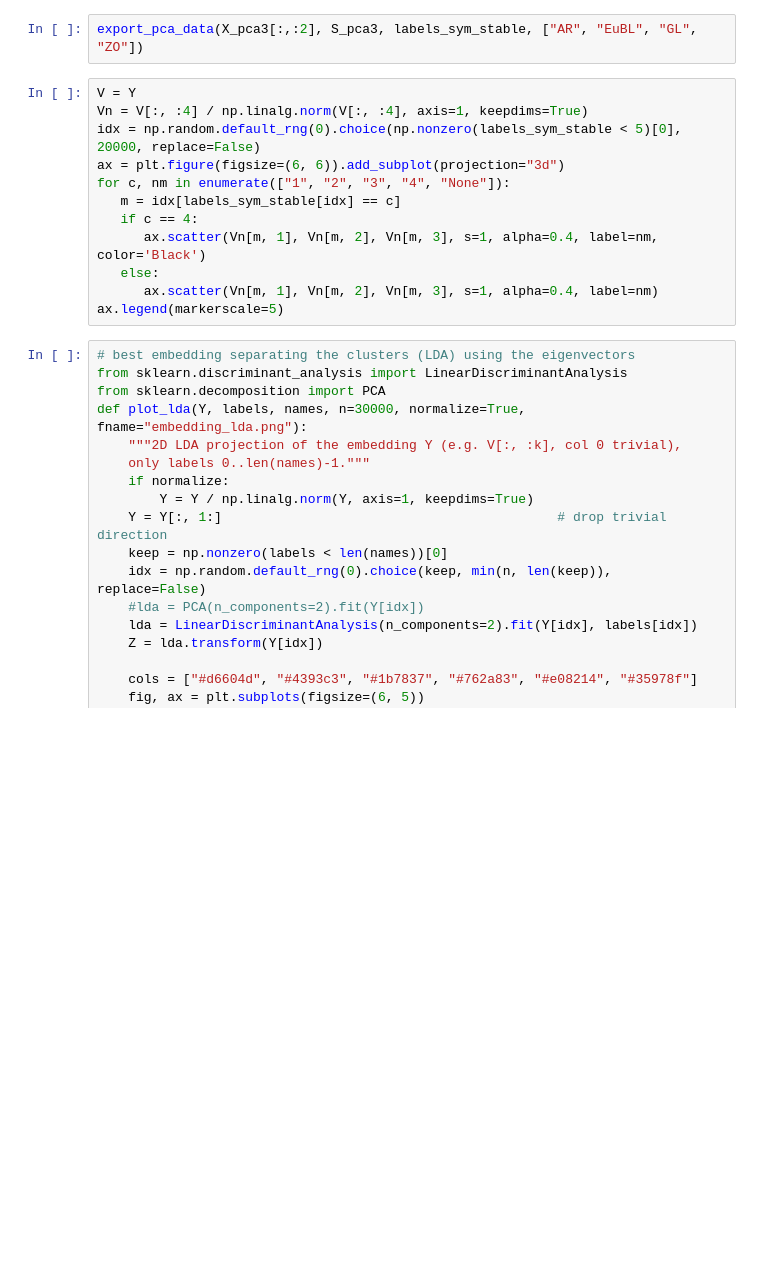
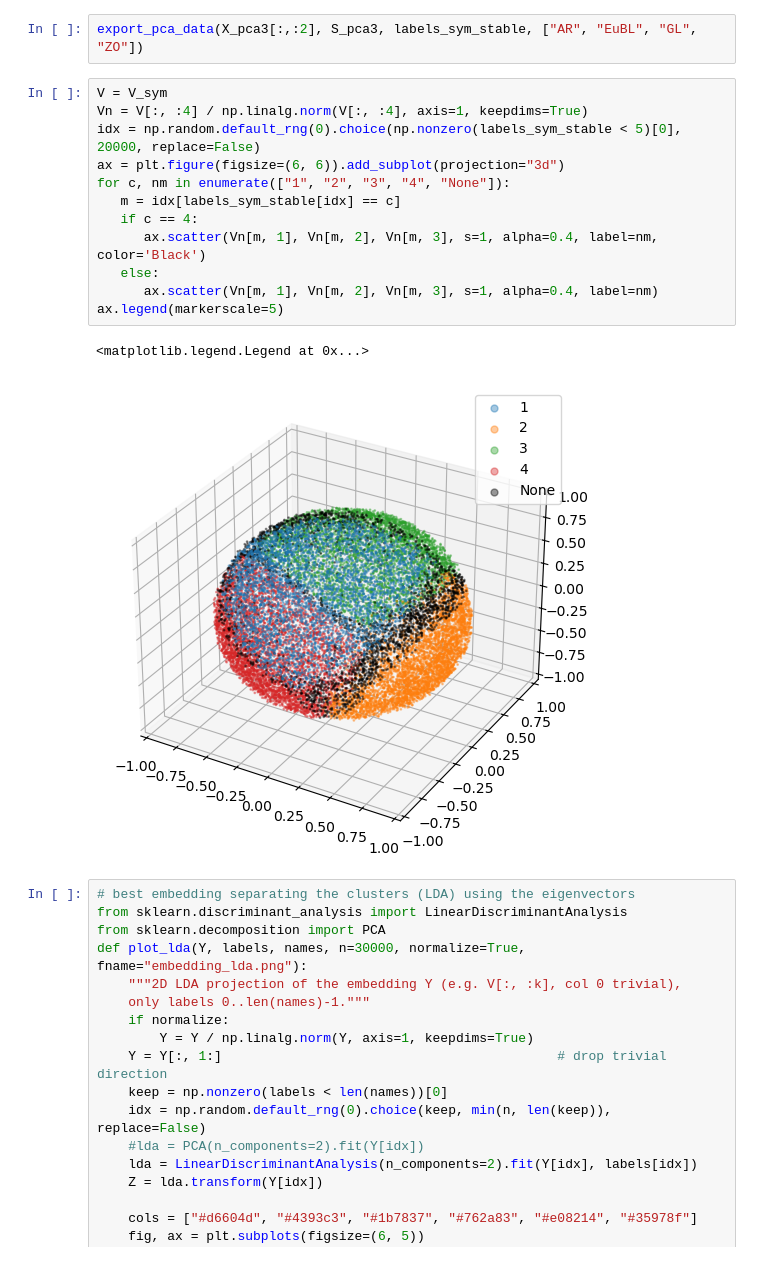
Before and after one commit to melven/pitts, a Jupyter notebook: examples/Interactive_ERA5_thesis.ipynb, the cells around one changed output. Drawn from its saved outputs; the diff is of its cells as text; blank space fills up the shorter version.

```diff
--- a/examples/Interactive_ERA5_thesis.ipynb
+++ b/examples/Interactive_ERA5_thesis.ipynb
@@ -1446,17 +1463,20 @@ def export_pca_data(pcs, s, labels, names, prefix="ERA5_z500_embedding_pca", npe
 # %%
 export_pca_data(X_pca3[:,:2], S_pca3, labels_sym_stable, ["AR", "EuBL", "GL", "ZO"])
 # %%
-V = Y
+V = V_sym
 Vn = V[:, :4] / np.linalg.norm(V[:, :4], axis=1, keepdims=True)
 idx = np.random.default_rng(0).choice(np.nonzero(labels_sym_stable < 5)[0], 20000, replace=False)
 ax = plt.figure(figsize=(6, 6)).add_subplot(projection="3d")
 for c, nm in enumerate(["1", "2", "3", "4", "None"]):
    m = idx[labels_sym_stable[idx] == c]
    if c == 4:
       ax.scatter(Vn[m, 1], Vn[m, 2], Vn[m, 3], s=1, alpha=0.4, label=nm, color='Black')
    else:
       ax.scatter(Vn[m, 1], Vn[m, 2], Vn[m, 3], s=1, alpha=0.4, label=nm)
 ax.legend(markerscale=5)
+# %% [output]
+<matplotlib.legend.Legend at 0x...>
+[figure, added]
 # %%
 # best embedding separating the clusters (LDA) using the eigenvectors
 from sklearn.discriminant_analysis import LinearDiscriminantAnalysis
```
Also changed, not shown: parts of 31 cells of this notebook.
